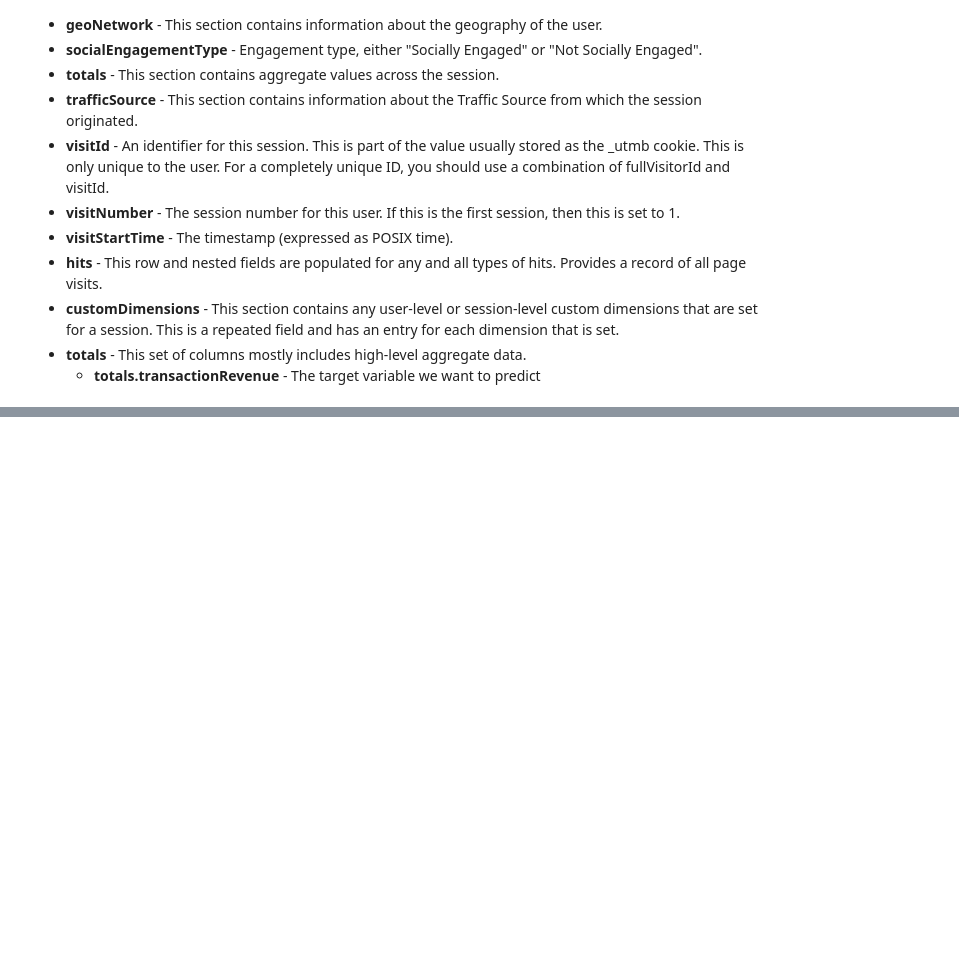
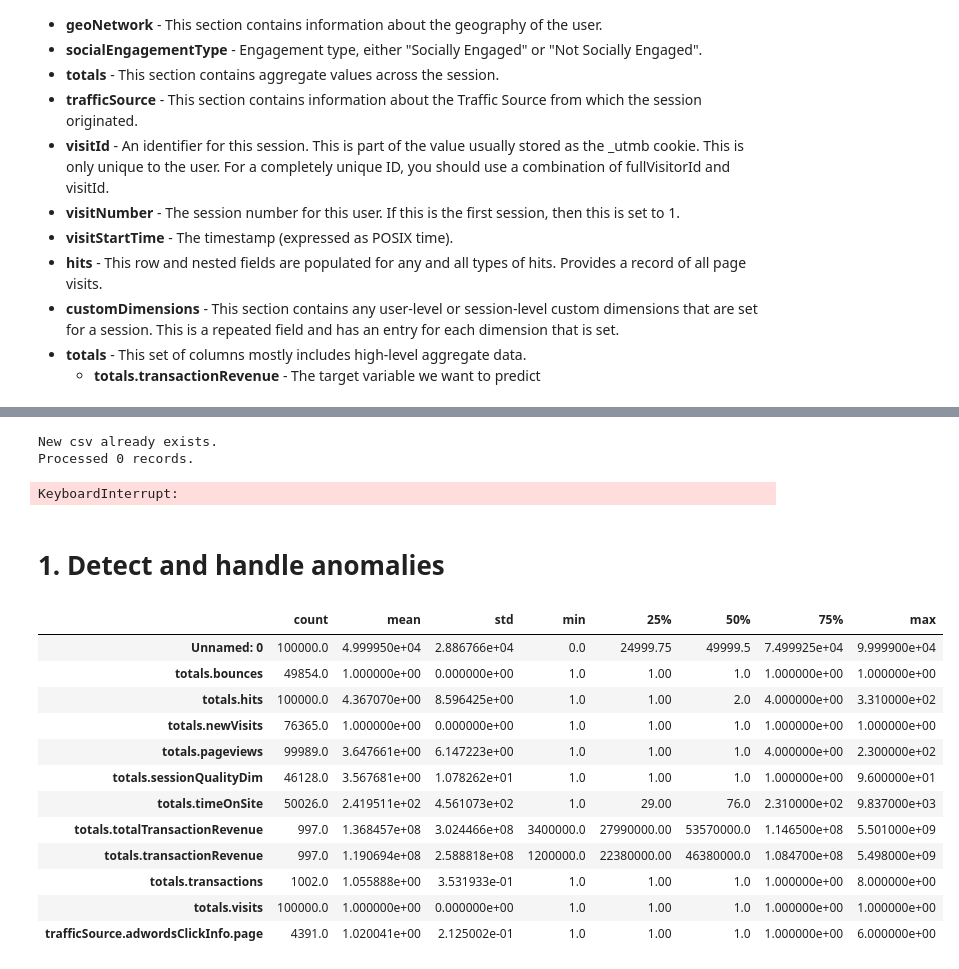
Before and after one commit to ejulio/coding, a Jupyter notebook: stony-brook-data-science/homework2.ipynb, the cells around one changed output, grey strips where cells are left out. Saved outputs shown, nothing was run; the diff lists cells and outputs as text; code cells hidden in the pictures; blank space fills up the shorter version.

```diff
--- a/stony-brook-data-science/homework2.ipynb
+++ b/stony-brook-data-science/homework2.ipynb
@@ -74,0 +48,47 @@ for v in df['totals']:
+# %%
+# transform df
+# https://www.kaggle.com/julian3833/1-quick-start-read-csv-and-flatten-json-fields
+
+JSON_COLUMNS = ['device', 'geoNetwork', 'totals', 'trafficSource']
+CSV_PATH = './homework2_data/train_v2.csv'
+NEW_CSV_PATH = './homework2_data/train_v2_norm.csv'
+CHUNK_SIZE = 100_000
+count = 0
+
+if not path.exists(NEW_CSV_PATH):
+    csv_chunks = pd.read_csv(
+        CSV_PATH,
+        chunksize=CHUNK_SIZE,
+        converters={column: json.loads for column in JSON_COLUMNS},
+        dtype={'fullVisitorId': 'str'}, # Important!!
+    )
+
+    for df in tqdm(csv_chunks):
+        for column in JSON_COLUMNS:
+            column_as_df = json_normalize(df[column])
+            column_as_df.columns = [f"{column}.{subcolumn}" for subcolumn in column_as_df.columns]
+            df = df.drop(column, axis=1).merge(column_as_df, right_index=True, left_index=True)
+
+        df.to_csv(NEW_CSV_PATH, mode='a', index=False)
+        count += len(df)
+
+    print(f'Created a new csv in {NEW_CSV_PATH}')
+else:
+    print('New csv already exists.')
+
+print(f'Processed {count} records.')
+# %% [output]
+New csv already exists.
+Processed 0 records.
+# %%
+csv_chunks = pd.read_csv(
+    CSV_PATH,
+    chunksize=CHUNK_SIZE,
+)
+
+for df in tqdm(csv_chunks):
+    df.to_csv('./temp.csv', mode='a', index=False)
+# %% [output]
+KeyboardInterrupt:
+# %% [markdown]
+# 1. Detect and handle anomalies
@@ -74,0 +99,16 @@ for v in df['totals']:
+# %%
+df.describe().transpose()
+# %% [output]
+|  | count | mean | std | min | 25% | 50% | 75% | max |
+| Unnamed: 0 | 100000.0 | 4.999950e+04 | 2.886766e+04 | 0.0 | 24999.75 | 49999.5 | 7.499925e+04 | 9.999900e+04 |
+| totals.bounces | 49854.0 | 1.000000e+00 | 0.000000e+00 | 1.0 | 1.00 | 1.0 | 1.000000e+00 | 1.000000e+00 |
+| totals.hits | 100000.0 | 4.367070e+00 | 8.596425e+00 | 1.0 | 1.00 | 2.0 | 4.000000e+00 | 3.310000e+02 |
+| totals.newVisits | 76365.0 | 1.000000e+00 | 0.000000e+00 | 1.0 | 1.00 | 1.0 | 1.000000e+00 | 1.000000e+00 |
+| totals.pageviews | 99989.0 | 3.647661e+00 | 6.147223e+00 | 1.0 | 1.00 | 1.0 | 4.000000e+00 | 2.300000e+02 |
+| totals.sessionQualityDim | 46128.0 | 3.567681e+00 | 1.078262e+01 | 1.0 | 1.00 | 1.0 | 1.000000e+00 | 9.600000e+01 |
+| totals.timeOnSite | 50026.0 | 2.419511e+02 | 4.561073e+02 | 1.0 | 29.00 | 76.0 | 2.310000e+02 | 9.837000e+03 |
+| totals.totalTransactionRevenue | 997.0 | 1.368457e+08 | 3.024466e+08 | 3400000.0 | 27990000.00 | 53570000.0 | 1.146500e+08 | 5.501000e+09 |
+| totals.transactionRevenue | 997.0 | 1.190694e+08 | 2.588818e+08 | 1200000.0 | 22380000.00 | 46380000.0 | 1.084700e+08 | 5.498000e+09 |
+| totals.transactions | 1002.0 | 1.055888e+00 | 3.531933e-01 | 1.0 | 1.00 | 1.0 | 1.000000e+00 | 8.000000e+00 |
+| totals.visits | 100000.0 | 1.000000e+00 | 0.000000e+00 | 1.0 | 1.00 | 1.0 | 1.000000e+00 | 1.000000e+00 |
+| trafficSource.adwordsClickInfo.page | 4391.0 | 1.020041e+00 | 2.125002e-01 | 1.0 | 1.00 | 1.0 | 1.000000e+00 | 6.000000e+00 |
```
Also changed, not shown: parts of 8 cells of this notebook, 3 other files.
